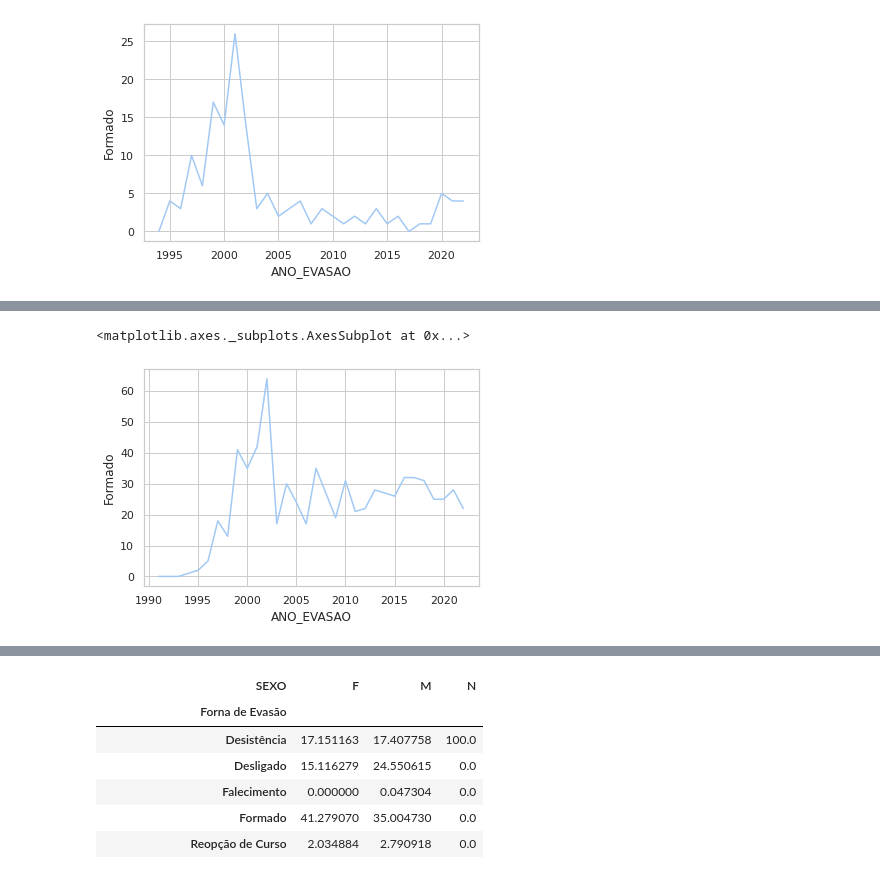
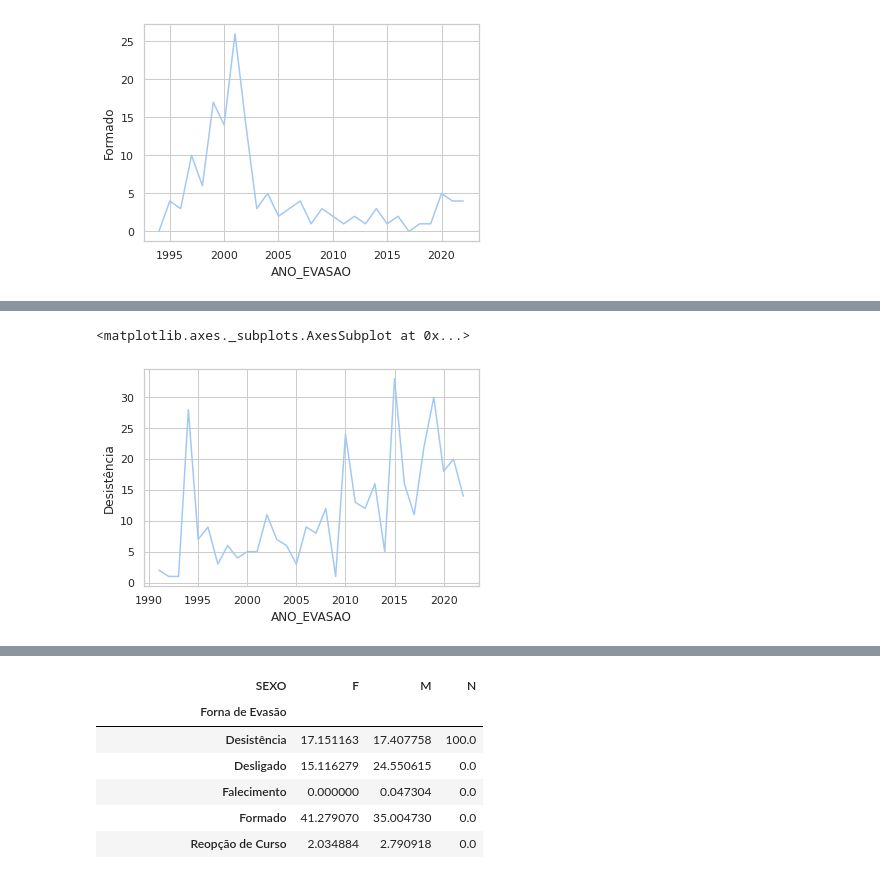
Before and after one commit to ceccoRebeca/mulherescomputacao, a Jupyter notebook: EDA_DadosProplan.ipynb, the cells around one changed output, grey strips where cells are left out. Cells and saved outputs as stored; diff of their text form; code cells hidden in the pictures.

```diff
--- a/EDA_DadosProplan.ipynb
+++ b/EDA_DadosProplan.ipynb
@@ -73,3 +47,5 @@ sns.displot(df, x="CRA", hue="Forna de Evasão", kind="ecdf",col="SEXO")
+# %%
+df['TEMPO_NA_UFES'] = df['ANO_EVASAO'] - df['ANO_INGRESSO']
 # %%
 sns.histplot(data=df, x="ANO_INGRESSO", hue="SEXO",multiple="stack")
 # %% [output]
@@ -180,5 +160,5 @@ sns.lineplot(x=tab_desfechos_mulheres.index,y=tab_desfechos_mulheres['Formado'])
 # %%
-sns.lineplot(x=tab_desfechos_homens.index,y=tab_desfechos_homens['Formado'])
+sns.lineplot(x=tab_desfechos_homens.index,y=tab_desfechos_homens['Desistência'])
 # %% [output]
 <matplotlib.axes._subplots.AxesSubplot at 0x...>
-[figure, old version]
+[figure, new version]
```
Also changed, not shown: parts of 14 cells of this notebook, 1 other file.
